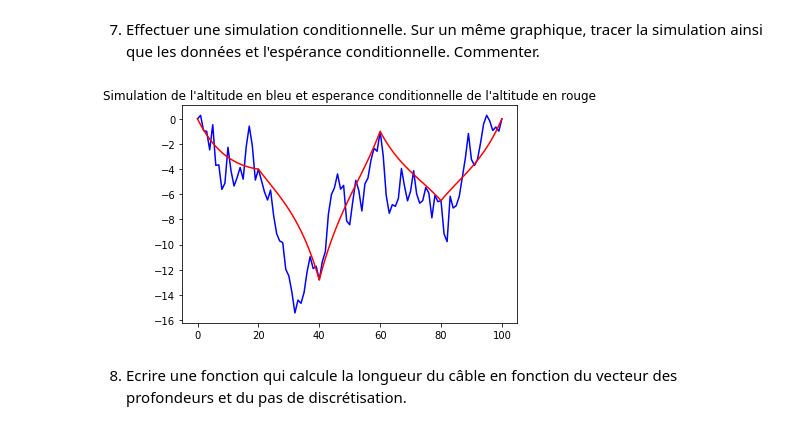
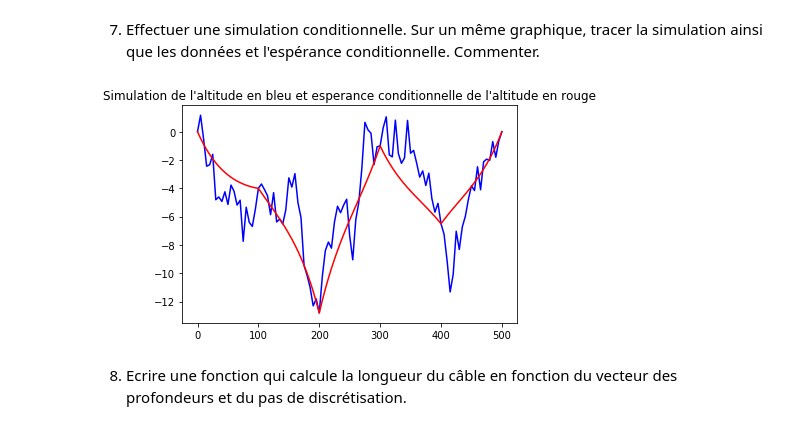
Before and after one commit to BenjaminPiet/Projet_proba, a Jupyter notebook: Projet_numerique_de_Probabilités.ipynb, the cells around one changed output. Drawn from its saved outputs; the diff is of its cells as text; code cells hidden in the pictures.

```diff
--- a/Projet_numerique_de_Probabilités.ipynb
+++ b/Projet_numerique_de_Probabilités.ipynb
@@ -308,25 +309,26 @@ On voit que la variance augmente puis diminue entre chaque point de mesure, avec
 # %%
 #On va appliquer la méthode de Cholesky pour simuler vecteur gaussien d'esperance m
 #et de matrice de covariance CSy
 #on va definir une fct qui fournit une simulation de l'altitude, pour simplifier son utilisation plus tard
 def altitude():
     Y=np.random.randn(N-n)
     R = np.linalg.cholesky(CSy)
     Z_unknown=m+np.dot(R,Y)
     Z_total=np.zeros(N)
     for i in range(n):
         Z_total[observation_indexes[i]]=z[i] #on rajoute tt de même les altitudes observées
     for j in range(N-n):
         Z_total[unknown_indexes[j]]=Z_unknown[j]
     return Z_total
 
 Z_total=altitude()
-plt.plot(Z_total,"b")
-plt.plot(alt_esp,"r")
+x=np.array([5*i for i in range(N)])
+plt.plot(x,Z_total,"b")
+plt.plot(x,alt_esp,"r")
 plt.title("Simulation de l'altitude en bleu et esperance conditionnelle de l'altitude en rouge")
 plt.show()
 # %% [output]
-[figure, old version]
+[figure, new version]
 # %% [markdown]
 8. Ecrire une fonction qui calcule la longueur du câble en fonction du vecteur des profondeurs et du pas de discrétisation.
 # %%
```
Also changed, not shown: parts of 7 cells of this notebook.
